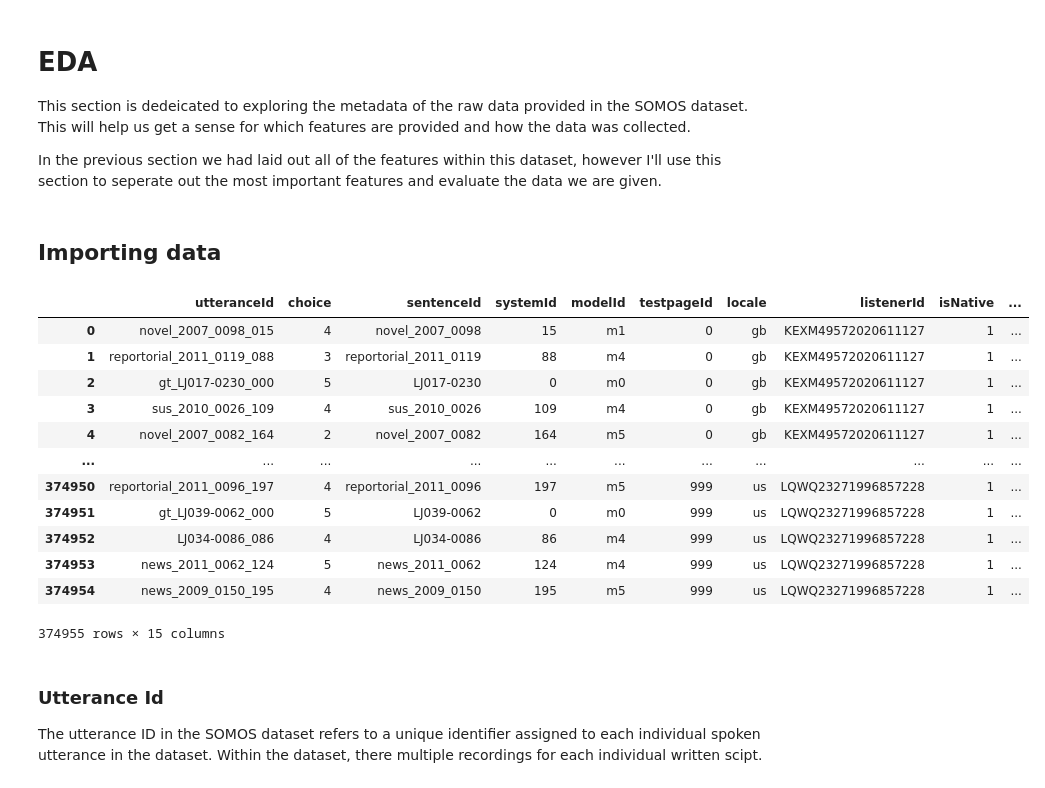
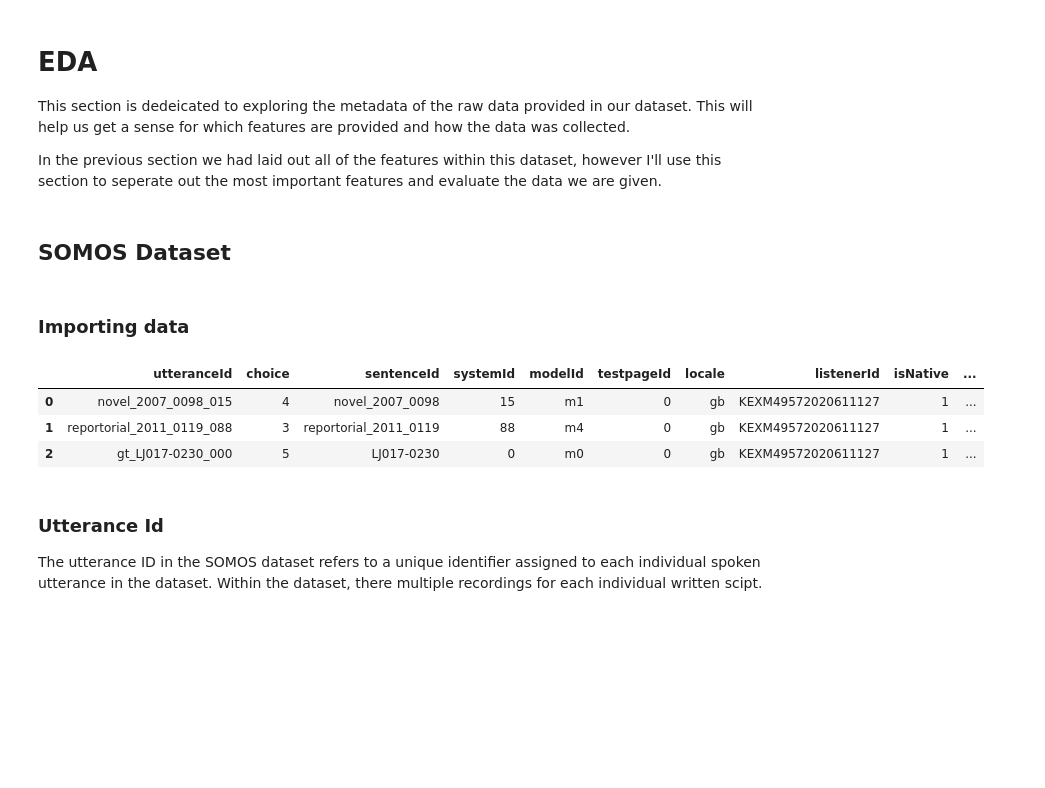
Before and after one commit to smileshey/VoiceClass--NN, a Jupyter notebook: 01. EDA.ipynb, the cells around one changed output. Saved outputs shown, nothing was run; the diff lists cells and outputs as text; code cells hidden in the pictures; blank space fills up the shorter version.

```diff
--- a/01. EDA.ipynb
+++ b/01. EDA.ipynb
@@ -1,7 +1,7 @@
 # %% [markdown]
 # EDA
 
-This section is dedeicated to exploring the metadata of the raw data provided in the SOMOS dataset. This will help us get a sense for which features are provided and how the data was collected.
+This section is dedeicated to exploring the metadata of the raw data provided in our dataset. This will help us get a sense for which features are provided and how the data was collected.
 
 In the previous section we had laid out all of the features within this dataset, however I'll use this section to seperate out the most important features and evaluate the data we are given.
 # %%
@@ -16,23 +20,16 @@ import json
+# %% [markdown]
+## SOMOS Dataset
 # %% [markdown]
-## Importing data
+### Importing data
 # %%
 # SOMOS dataset
 df_ai = pd.DataFrame(pd.read_csv('datasets/somos/raw_scores_with_metadata/raw_scores.tsv',sep="\t"))
-df_ai
+df_ai.head(3)
 # %% [output]
 |  | utteranceId | choice | sentenceId | systemId | modelId | testpageId | locale | listenerId | isNative | ... |
 | 0 | novel_2007_0098_015 | 4 | novel_2007_0098 | 15 | m1 | 0 | gb | KEXM49572020611127 | 1 | ... |
 | 1 | reportorial_2011_0119_088 | 3 | reportorial_2011_0119 | 88 | m4 | 0 | gb | KEXM49572020611127 | 1 | ... |
 | 2 | gt_LJ017-0230_000 | 5 | LJ017-0230 | 0 | m0 | 0 | gb | KEXM49572020611127 | 1 | ... |
-| 3 | sus_2010_0026_109 | 4 | sus_2010_0026 | 109 | m4 | 0 | gb | KEXM49572020611127 | 1 | ... |
-| 4 | novel_2007_0082_164 | 2 | novel_2007_0082 | 164 | m5 | 0 | gb | KEXM49572020611127 | 1 | ... |
-| ... | ... | ... | ... | ... | ... | ... | ... | ... | ... | ... |
-| 374950 | reportorial_2011_0096_197 | 4 | reportorial_2011_0096 | 197 | m5 | 999 | us | LQWQ23271996857228 | 1 | ... |
-| 374951 | gt_LJ039-0062_000 | 5 | LJ039-0062 | 0 | m0 | 999 | us | LQWQ23271996857228 | 1 | ... |
-| 374952 | LJ034-0086_086 | 4 | LJ034-0086 | 86 | m4 | 999 | us | LQWQ23271996857228 | 1 | ... |
-| 374953 | news_2011_0062_124 | 5 | news_2011_0062 | 124 | m4 | 999 | us | LQWQ23271996857228 | 1 | ... |
-| 374954 | news_2009_0150_195 | 4 | news_2009_0150 | 195 | m5 | 999 | us | LQWQ23271996857228 | 1 | ... |
-374955 rows × 15 columns
 # %% [markdown]
 ### Utterance Id
 
```
Also changed, not shown: parts of 26 cells of this notebook, 18 other files.
